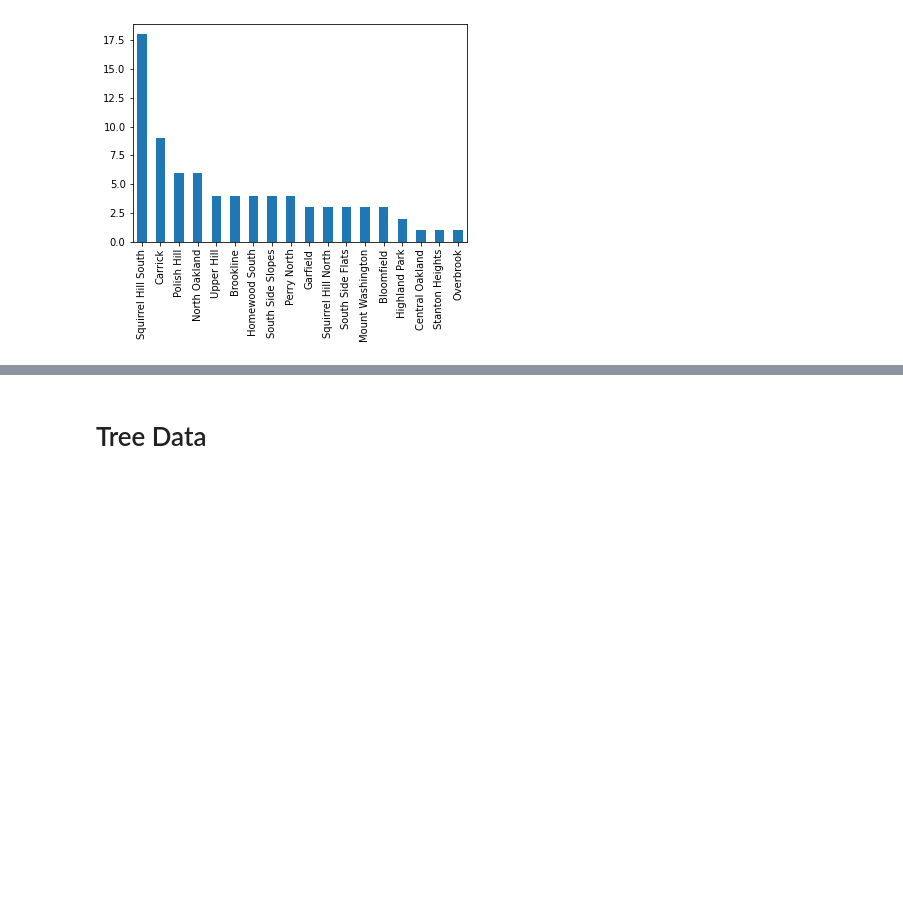
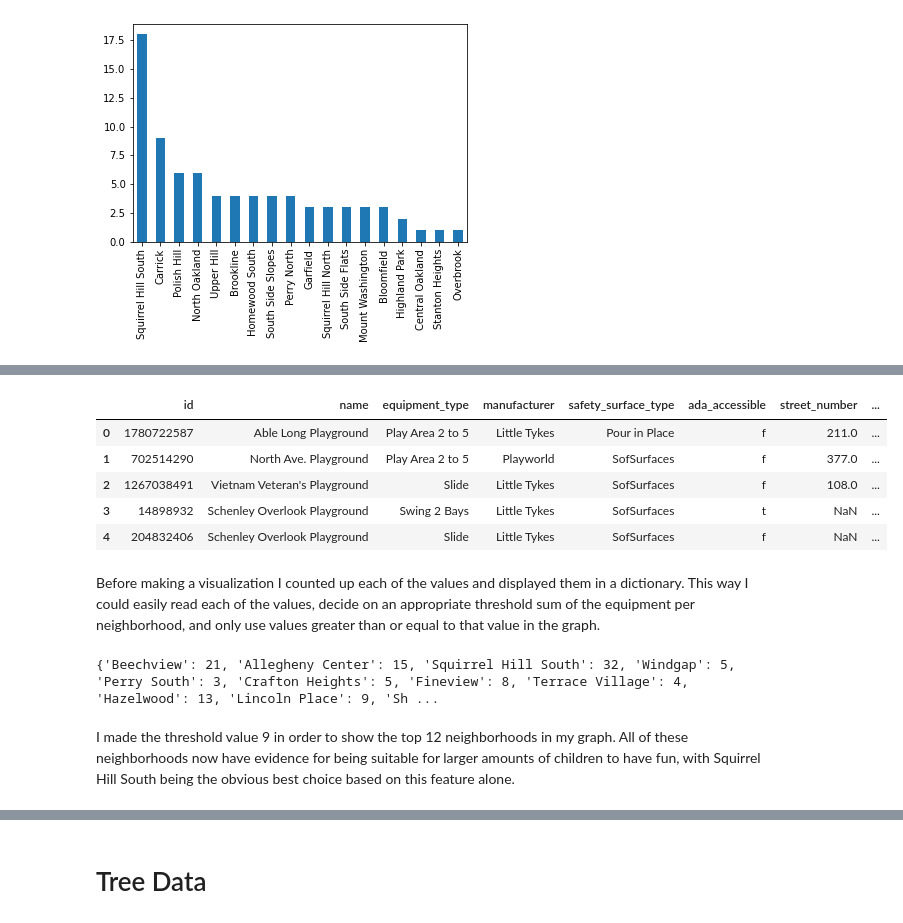
Before and after one commit to julimurphy/Big-Ideas-Final, a Jupyter notebook: Final.ipynb, the cells around one changed output, grey strips where cells are left out. Saved outputs shown, nothing was run; the diff lists cells and outputs as text; code cells hidden in the pictures; blank space fills up the shorter version.

```diff
--- a/Final.ipynb
+++ b/Final.ipynb
@@ -86,0 +92,29 @@ num_speed.plot.bar()
+# %%
+data = pd.read_csv("playgrounds.csv")
+data.head(5)
+# %% [output]
+|  | id | name | equipment_type | manufacturer | safety_surface_type | ada_accessible | street_number | ... |
+| 0 | 1780722587 | Able Long Playground | Play Area 2 to 5 | Little Tykes | Pour in Place | f | 211.0 | ... |
+| 1 | 702514290 | North Ave. Playground | Play Area 2 to 5 | Playworld | SofSurfaces | f | 377.0 | ... |
+| 2 | 1267038491 | Vietnam Veteran's Playground | Slide | Little Tykes | SofSurfaces | f | 108.0 | ... |
+| 3 | 14898932 | Schenley Overlook Playground | Swing 2 Bays | Little Tykes | SofSurfaces | t | NaN | ... |
+| 4 | 204832406 | Schenley Overlook Playground | Slide | Little Tykes | SofSurfaces | f | NaN | ... |
+# %% [markdown]
+Before making a visualization I counted up each of the values and displayed them in a dictionary. This way I could easily read each of the values, decide on an appropriate threshold sum of the equipment per neighborhood, and only use values greater than or equal to that value in the graph.
+# %%
+d = {}
+
+for index,row in data.iterrows():
+    stat = True
+    n = row["neighborhood"]
+    for name in d:
+        if(name == n):
+            d[name] = d[name] + 1
+            stat = False
+    if(stat):
+        d[n] = 1
+print(d)
+# %% [output]
+{'Beechview': 21, 'Allegheny Center': 15, 'Squirrel Hill South': 32, 'Windgap': 5, 'Perry South': 3, 'Crafton Heights': 5, 'Fineview': 8, 'Terrace Village': 4, 'Hazelwood': 13, 'Lincoln Place': 9, 'Sh ...
+# %% [markdown]
+I made the threshold value 9 in order to show the top 12 neighborhoods in my graph. All of these neighborhoods now have evidence for being suitable for larger amounts of children to have fun, with Squirrel Hill South being the obvious best choice based on this feature alone.
```
Also changed, not shown: parts of 7 cells of this notebook, 1 other file.
